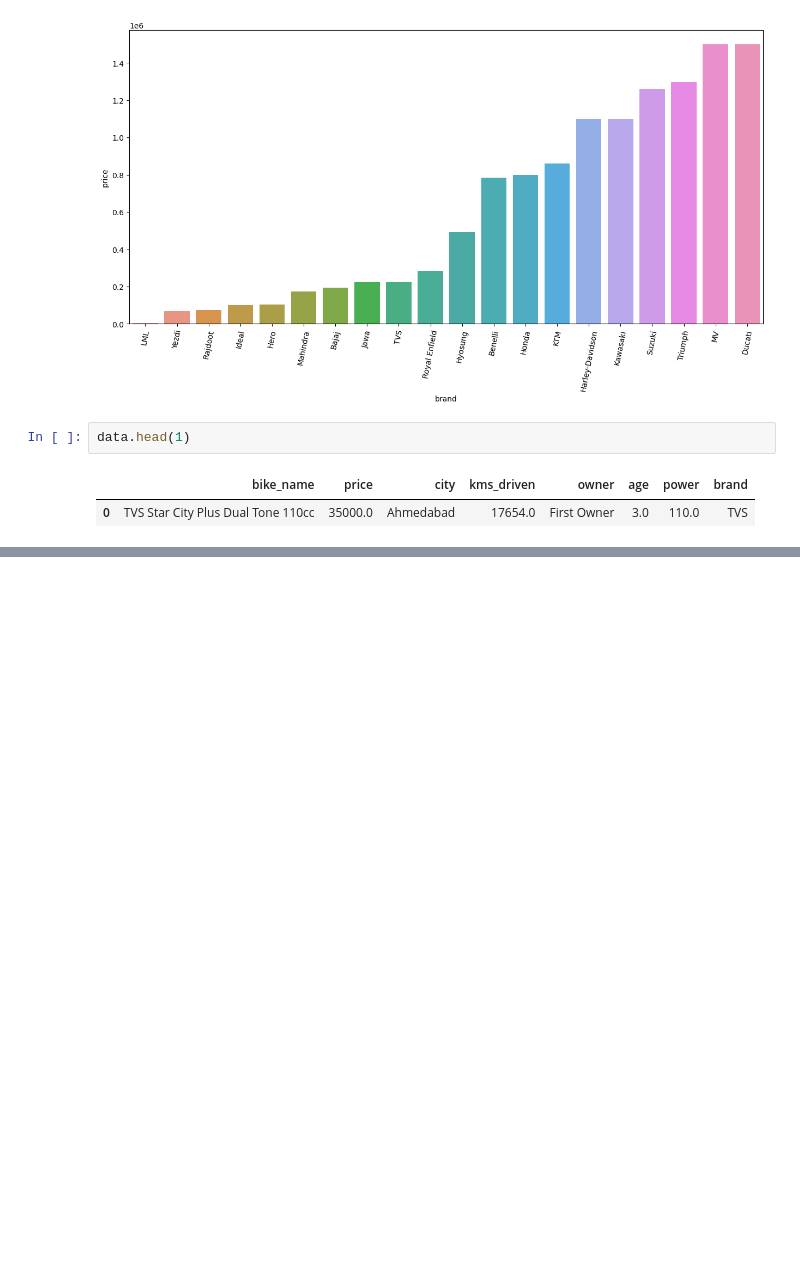
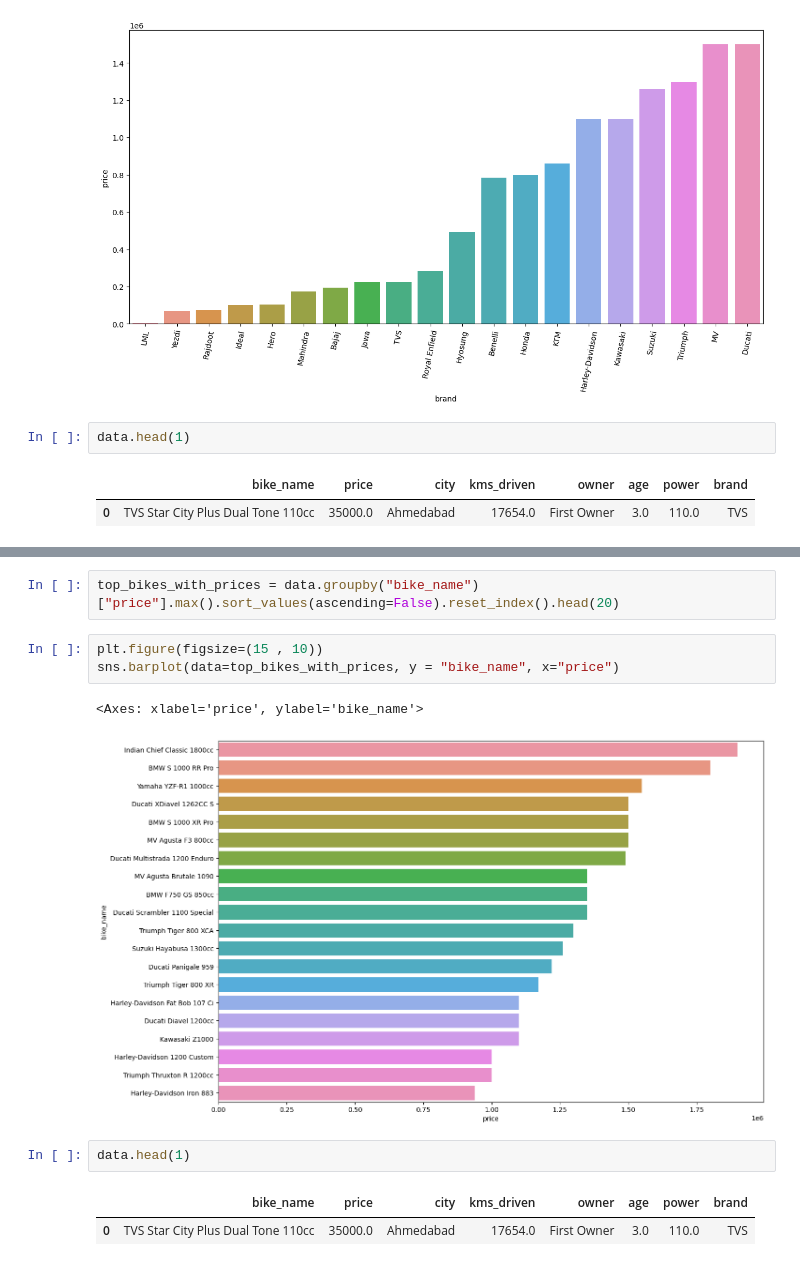
Before and after one commit to shailesh2210/Bike-Share-Prediction, a Jupyter notebook: Data/Untitled.ipynb, the cells around one changed output, grey strips where cells are left out. Drawn from its saved outputs; the diff is of its cells as text; blank space fills up the shorter version.

```diff
--- a/Data/Untitled.ipynb
+++ b/Data/Untitled.ipynb
@@ -340,0 +377,13 @@ sns.scatterplot(data=top_bikesprice_with_kms_driven , x="kms_driven", y="price")
+# %%
+top_bikes_with_prices = data.groupby("bike_name")["price"].max().sort_values(ascending=False).reset_index().head(20)
+# %%
+plt.figure(figsize=(15 , 10))
+sns.barplot(data=top_bikes_with_prices, y = "bike_name", x="price")
+# %% [output]
+<Axes: xlabel='price', ylabel='bike_name'>
+[figure, added]
+# %%
+data.head(1)
+# %% [output]
+|  | bike_name | price | city | kms_driven | owner | age | power | brand |
+| 0 | TVS Star City Plus Dual Tone 110cc | 35000.0 | Ahmedabad | 17654.0 | First Owner | 3.0 | 110.0 | TVS |
```
Also changed, not shown: parts of 33 cells of this notebook.
